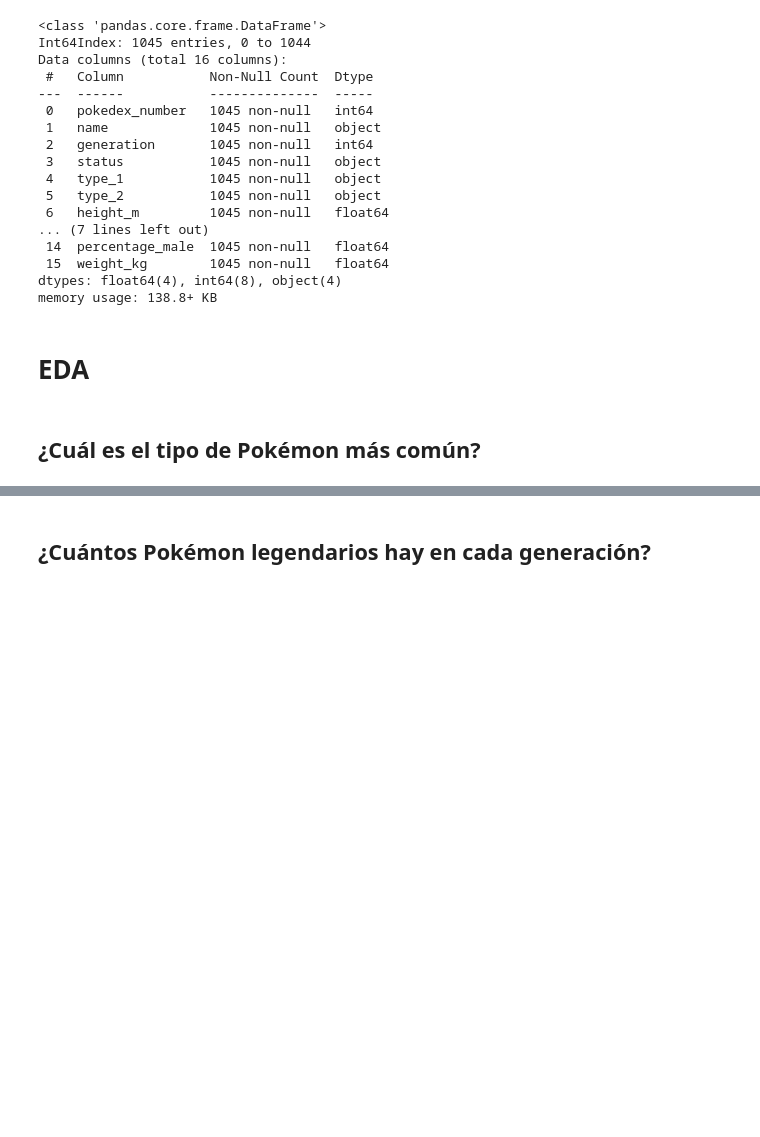
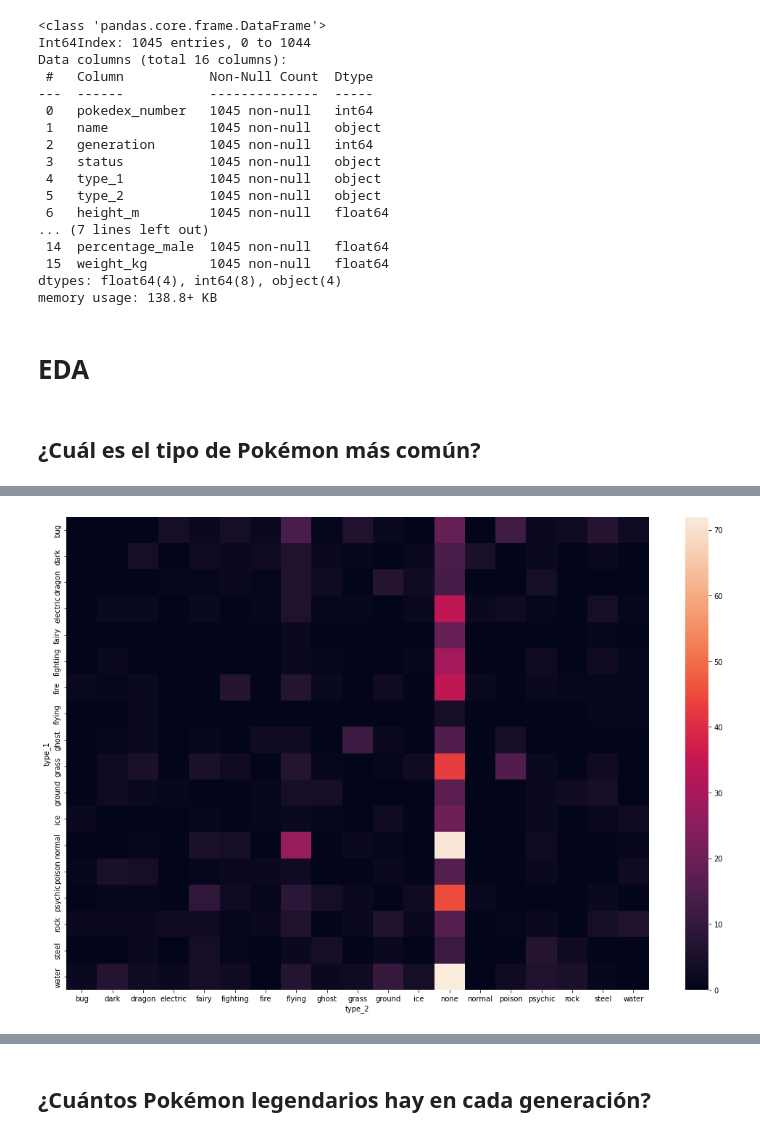
Before and after one commit to LennyRBriones/projects, a Jupyter notebook: poke-project.ipynb, the cells around one changed output, grey strips where cells are left out. Drawn from its saved outputs; the diff is of its cells as text; code cells hidden in the pictures; blank space fills up the shorter version.

```diff
--- a/poke-project.ipynb
+++ b/poke-project.ipynb
@@ -731,0 +834,6 @@ memory usage: 138.8+ KB
+# %%
+contar_tipos = pd.pivot_table(df, index ="type_1",
+                   columns="type_2",
+                   values= "name",
+                   aggfunc= lambda x: x.value_counts().count(),
+                   fill_value= 0)
@@ -731,0 +843,8 @@ memory usage: 138.8+ KB
+# %%
+fig = plt.figure(figsize=(18, 12))
+
+g = sns.heatmap(contar_tipos)
+
+plt.show()
+# %% [output]
+[figure, added]
```
Also changed, not shown: parts of 25 cells of this notebook.
